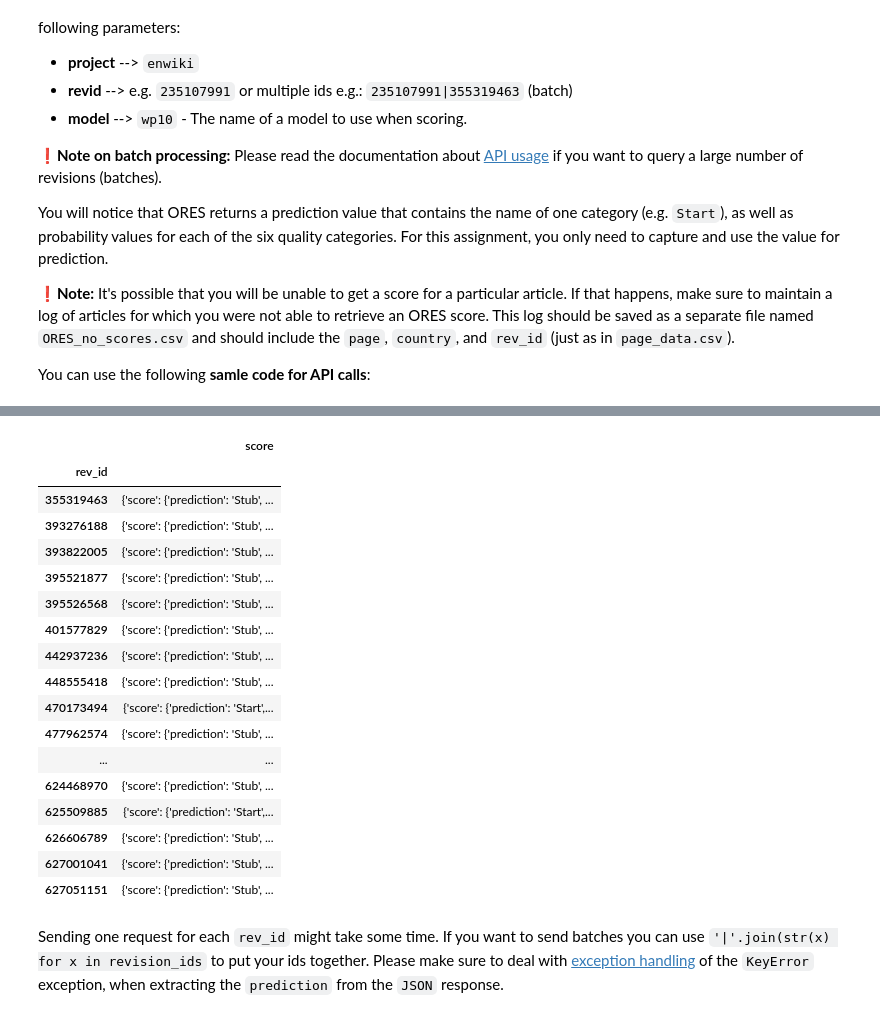
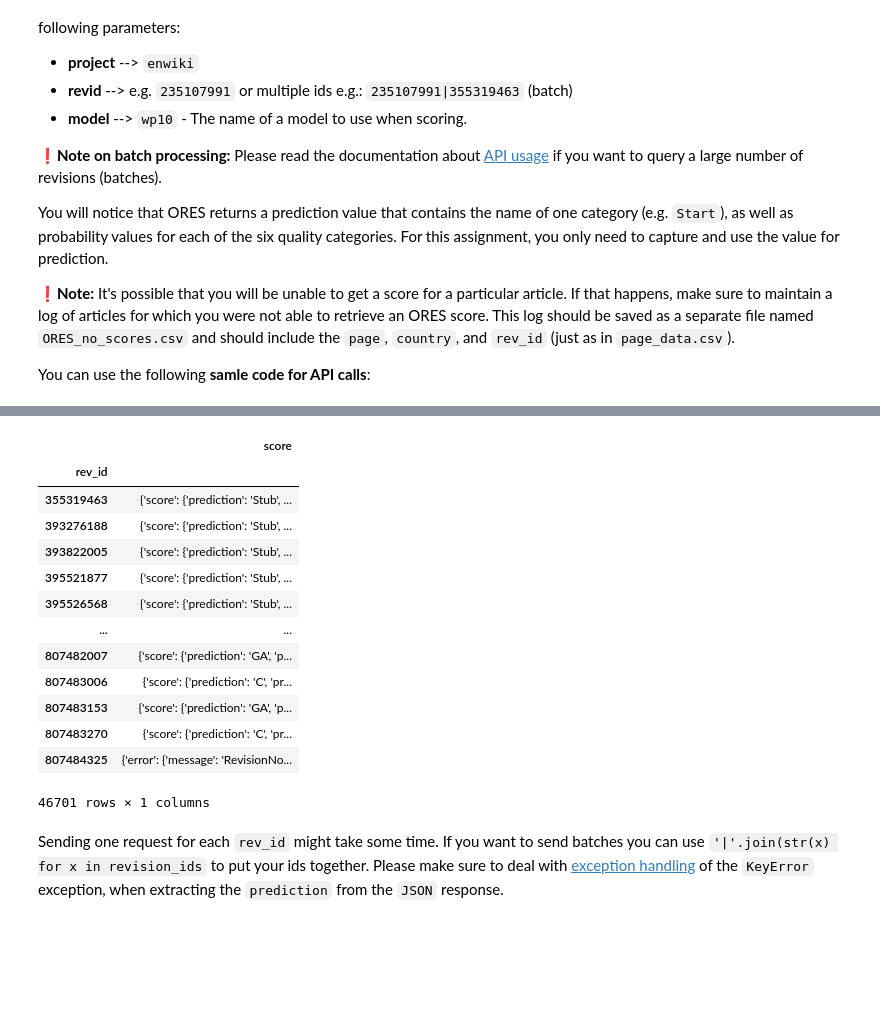
Before and after one commit to Arne117/A3-hcds-hcc-bias, a Jupyter notebook: src/A3_Wikipedia_ORES_Bias.ipynb, the cells around one changed output, grey strips where cells are left out. Saved outputs shown, nothing was run; the diff lists cells and outputs as text; code cells hidden in the pictures; blank space fills up the shorter version.

Commit message:
Finished ores api access for chunks of rev_id's

```diff
--- a/src/A3_Wikipedia_ORES_Bias.ipynb
+++ b/src/A3_Wikipedia_ORES_Bias.ipynb
@@ -129,6 +129,8 @@ import requests
 import json
 import numpy as np
 from ratelimit import limits
+
+final_ores_df = pd.DataFrame()
 
 # Customize these with your own information
 headers = {
@@ -156,16 +158,29 @@ def get_ores_data(rev_ids, headers):
 
     return data
 
-result = get_ores_data('355319463|393276188|393822005|395521877|395526568|401577829|442937236|448555418|470173494|477962574|492060822|492964343|498683267|502721672|516633096|521986779|532253442|543225630|545936100|546364151|549300521|550682925|550953646|559553872|559788982|560758943|561744402|564873005|565745353|565745365|565745375|566504165|573710096|574571582|576988466|585894477|592289232|595693452|596181202|598819900|601122766|601127343|614786300|623004627|623334577|624468970|625509885|626606789|627001041|627051151', headers)
-del result['enwiki']['models']
+def clean_ores_data(data):
+    del data['enwiki']['models']
+    chunk_df = pd.DataFrame(data['enwiki'])
+    chunk_df.columns = ['score']
+    chunk_df.index.name = 'rev_id'
+    chunk_df['score'] = chunk_df['score'].apply(lambda score: score['wp10'])
+    return chunk_df
 
-test_df = pd.DataFrame(result['enwiki'])
-test_df.columns = ['score']
-test_df.index.name = 'rev_id'
-test_df['score'] = test_df['score'].apply(lambda score: score['wp10'])
-test_df
+#chunk1 = '355319463|393276188|393822005|395521877|395526568|401577829|442937236|448555418|470173494|477962574|492060822|492964343|498683267|502721672|516633096|521986779|532253442|543225630|545936100|546364151|549300521|550682925|550953646|559553872|559788982|560758943|561744402|564873005|565745353|565745365|565745375|566504165|573710096|574571582|576988466|585894477|592289232|595693452|596181202|598819900|601122766|601127343|614786300|623004627|623334577|624468970|625509885|626606789|627001041|627051151'
+#chunk2 = '627432937|627547024|628261896|628268705|628270736|628312759|628379479|628563978|628619000|628766656|628988952|629562076|629818376|630396351|630396786|630704768|631437331|631581752|632008524|632261377|632447328|633612729|634032715|635240253|635814126|636911471|637801253|638214719|638362866|638377138|638566016|638571205|638599355|639021339|639061161|639471171|640014648|640214913|640826254|641422326|643410335|643746000|643932216|643932220|643932225|643932226|643932239|643932242|644024203|644041882'
+#chunk3 = '644399375|645225697|645408814|647367482|647450883|647483021|647832959|647893858|648048611|648271473|650458255|650462344|650494773|651250302|651785828|651856758|653467222|653527941|653895210|654012510|655031906|655032578|655390291|655980284|656352211|656386131|656737492|657176628|658939122|659315526|660214915|660579437|660884852|662681733|662927043|663088604|663166199|663348266|663572469|663617582|663783398|663880497|664532059|664669156|664787336|664793790|664814622|664822251|666029819|666596918'
+
+#chunks = [chunk1, chunk2, chunk1]
+#for chunk in chunks:
+#    chunk_ores_result = get_ores_data(chunk, headers)
+#    chunk_ores_df = clean_ores_data(chunk_ores_result)
+#    final_ores_df = pd.concat([final_ores_df, chunk_ores_df])
 
 # The last rows index gives the length of the df and is dived by 50 to get the number of chunks needed to fit 50 rev_ids into one chunk for the api call
-#for chunk in np.array_split(articles_df['rev_id'], int(articles_df.iloc[-1].name / 50)):
-#    print('|'.join(map(str, chunk)))
+for i, chunk in enumerate(np.array_split(articles_df['rev_id'], int(articles_df.iloc[-1].name / 50)), start=1):
+    print(f"Requesting chunk {i} of {int(articles_df.iloc[-1].name / 50)}")
+    chunk_rev_ids = '|'.join(map(str, chunk))
+    chunk_ores_result = get_ores_data(chunk_rev_ids, headers)
+    chunk_ores_df = clean_ores_data(chunk_ores_result)
+    final_ores_df = pd.concat([final_ores_df, chunk_ores_df]) # ignore_index=True
 # %% [output]
@@ -189,28 +204,21 @@ test_df
-# %%
-test_df = pd.DataFrame(result['enwiki'])
-test_df.columns = ['score']
-test_df.index.name = 'rev_id'
-test_df['score'] = test_df['score'].apply(lambda score: score['wp10'])
-test_df
-# %% [output]
-|  | score |
-| rev_id |  |
-| 355319463 | {'score': {'prediction': 'Stub', ... |
-| 393276188 | {'score': {'prediction': 'Stub', ... |
-| 393822005 | {'score': {'prediction': 'Stub', ... |
-| 395521877 | {'score': {'prediction': 'Stub', ... |
-| 395526568 | {'score': {'prediction': 'Stub', ... |
-| 401577829 | {'score': {'prediction': 'Stub', ... |
-| 442937236 | {'score': {'prediction': 'Stub', ... |
-| 448555418 | {'score': {'prediction': 'Stub', ... |
-| 470173494 | {'score': {'prediction': 'Start',... |
-| 477962574 | {'score': {'prediction': 'Stub', ... |
-| ... | ... |
-| 624468970 | {'score': {'prediction': 'Stub', ... |
-| 625509885 | {'score': {'prediction': 'Start',... |
-| 626606789 | {'score': {'prediction': 'Stub', ... |
-| 627001041 | {'score': {'prediction': 'Stub', ... |
-| 627051151 | {'score': {'prediction': 'Stub', ... |
+# %%
+final_ores_df.to_csv('en-wikipedia_tmp.csv')
+final_ores_df
+# %% [output]
+|  | score |
+| rev_id |  |
+| 355319463 | {'score': {'prediction': 'Stub', ... |
+| 393276188 | {'score': {'prediction': 'Stub', ... |
+| 393822005 | {'score': {'prediction': 'Stub', ... |
+| 395521877 | {'score': {'prediction': 'Stub', ... |
+| 395526568 | {'score': {'prediction': 'Stub', ... |
+| ... | ... |
+| 807482007 | {'score': {'prediction': 'GA', 'p... |
+| 807483006 | {'score': {'prediction': 'C', 'pr... |
+| 807483153 | {'score': {'prediction': 'GA', 'p... |
+| 807483270 | {'score': {'prediction': 'C', 'pr... |
+| 807484325 | {'error': {'message': 'RevisionNo... |
+46701 rows × 1 columns
 # %% [markdown]
 Sending one request for each `rev_id` might take some time. If you want to send batches you can use `'|'.join(str(x) for x in revision_ids` to put your ids together. Please make sure to deal with [exception handling](https://www.w3schools.com/python/python_try_except.asp) of the `KeyError` exception, when extracting the `prediction` from the `JSON` response.
 # %% [markdown]
```
Also changed, not shown: parts of 1 cell of this notebook, 1 other file.
